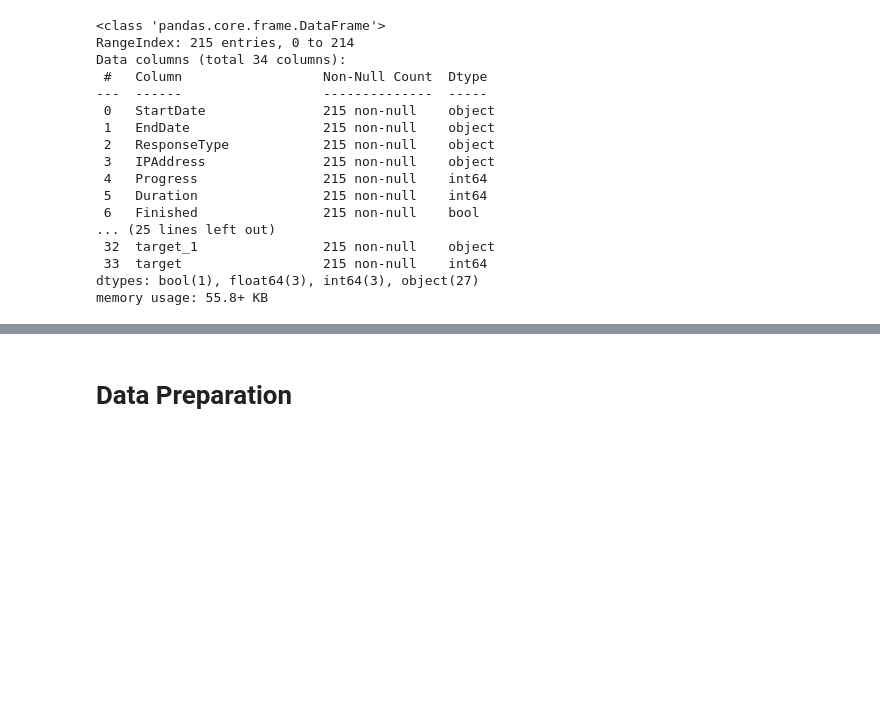
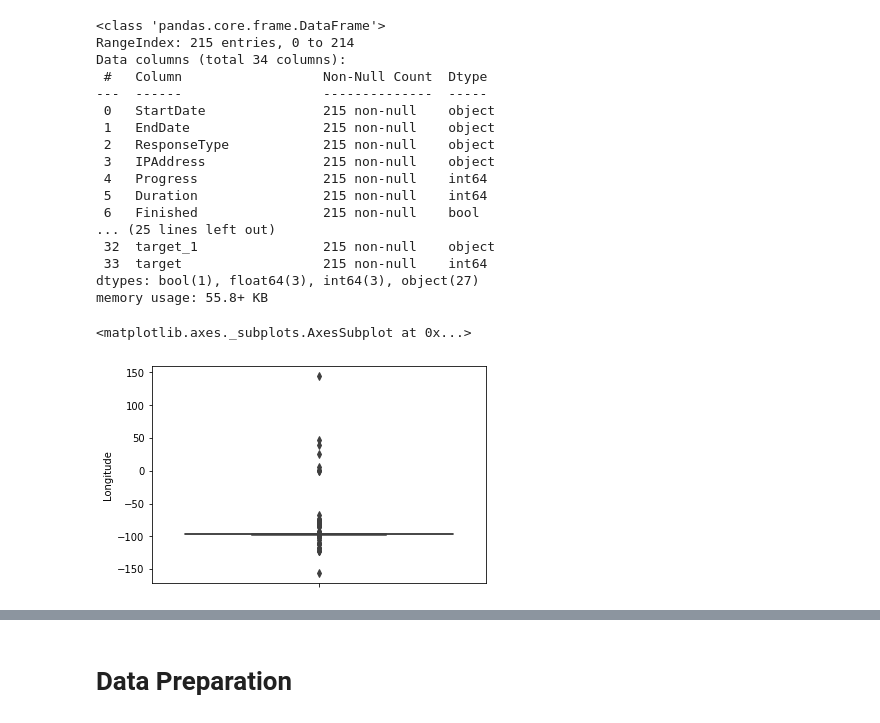
Before and after one commit to tazeb6531/Capstone_project, a Jupyter notebook: curel_hair_multiclass.ipynb, the cells around one changed output, grey strips where cells are left out. Saved outputs shown, nothing was run; the diff lists cells and outputs as text; code cells hidden in the pictures; blank space fills up the shorter version.

```diff
--- a/curel_hair_multiclass.ipynb
+++ b/curel_hair_multiclass.ipynb
@@ -100,3 +219,8 @@ Data columns (total 34 columns):
  33  target                  215 non-null    int64
 dtypes: bool(1), float64(3), int64(3), object(27)
 memory usage: 55.8+ KB
+# %%
+sns.boxplot(y = 'Longitude', data = df)
+# %% [output]
+<matplotlib.axes._subplots.AxesSubplot at 0x...>
+[figure, added]
```
Also changed, not shown: parts of 16 cells of this notebook, 1 other file.
